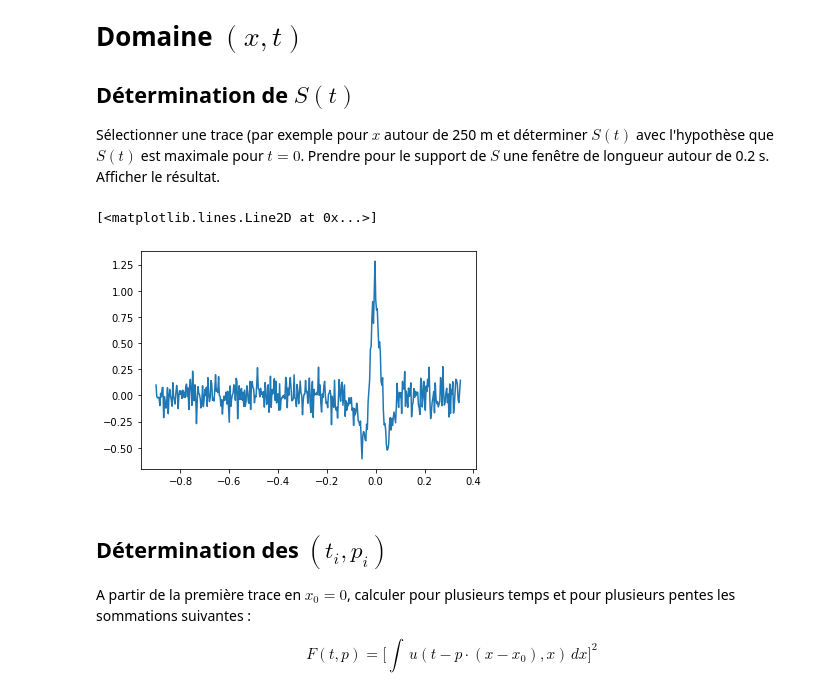
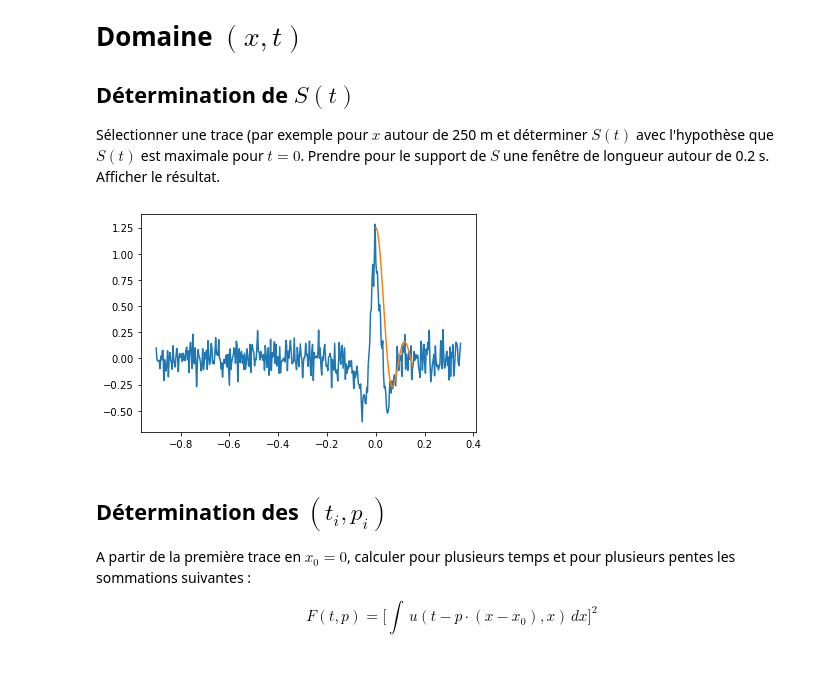
Before and after one commit to 21pili/tds, a Jupyter notebook: mini_projet_groupe1.ipynb, the cells around one changed output. Drawn from its saved outputs; the diff is of its cells as text; code cells hidden in the pictures; blank space fills up the shorter version.

```diff
--- a/mini_projet_groupe1.ipynb
+++ b/mini_projet_groupe1.ipynb
@@ -250,9 +274,11 @@ plt.show()
 Sélectionner une trace (par exemple pour $x$ autour de 250 m et déterminer $S(t)$ avec l'hypothèse que $S(t)$ est maximale pour $t=0$. Prendre pour le support de $S$ une fenêtre de longueur autour de 0.2 s. Afficher le résultat.
 # %%
 plt.plot(at-0.9,trace(25))
+plt.plot(at[0:50],1.25*np.sinc(21*at[0:50]))
+plt.plot()
+plt.show()
 # %% [output]
-[<matplotlib.lines.Line2D at 0x...>]
-[figure, old version]
+[figure, new version]
 # %% [markdown]
 ## Détermination des $(t_i,p_i)$
 
```
Also changed, not shown: parts of 6 cells of this notebook.
